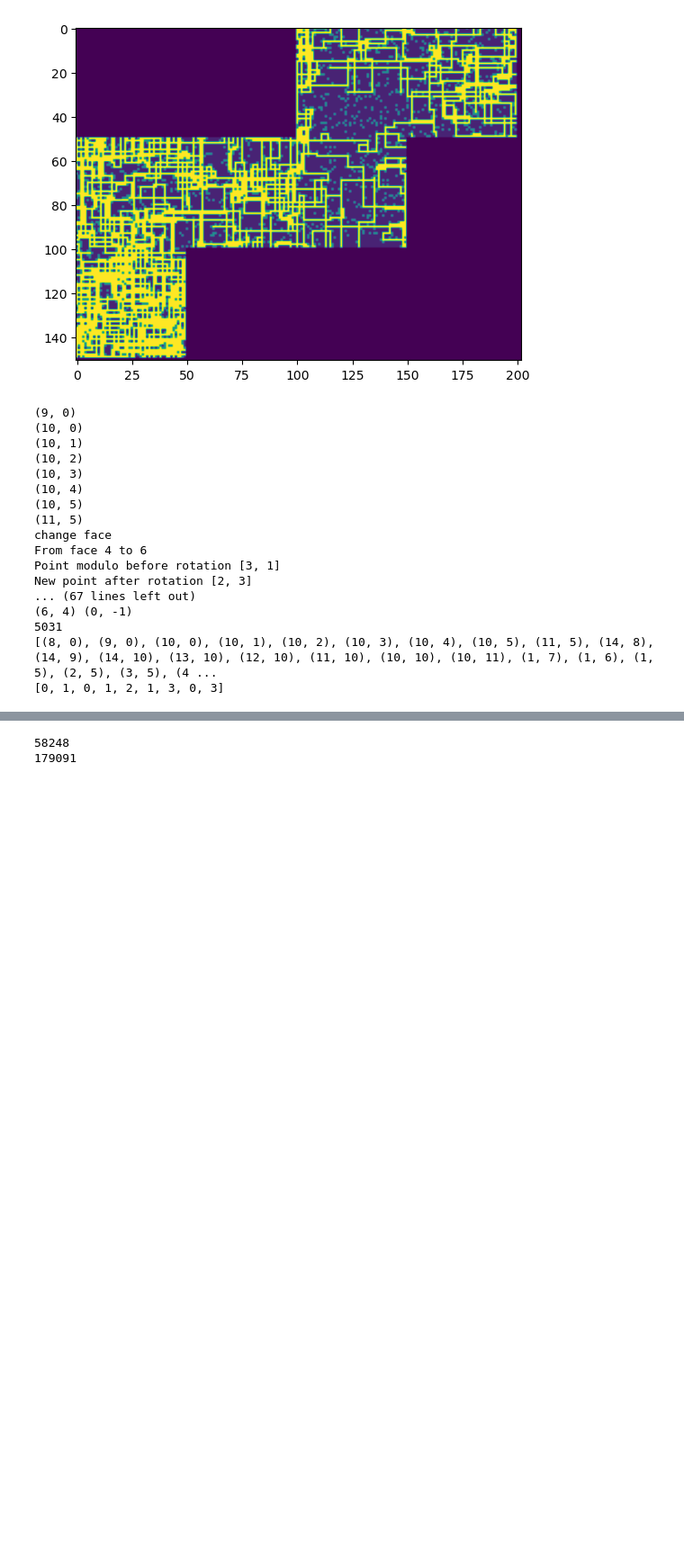
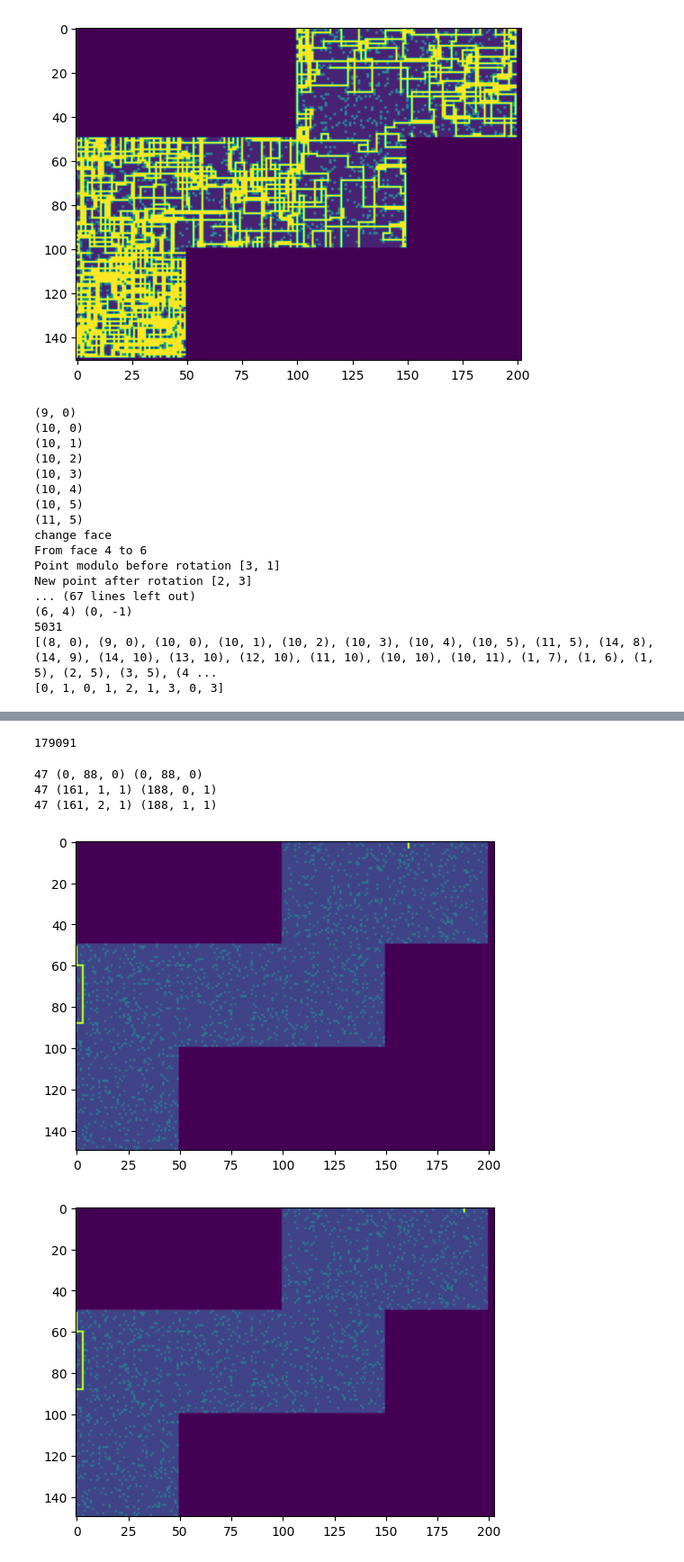
Before and after one commit to gsainsbury86/advent_2022, a Jupyter notebook: Day 22.ipynb, the cells around one changed output, grey strips where cells are left out. Shown at 90% size. Drawn from its saved outputs; the diff is of its cells as text; code cells hidden in the pictures; blank space fills up the shorter version.

```diff
--- a/Day 22.ipynb
+++ b/Day 22.ipynb
@@ -20,11 +20,11 @@ if os.path.exists(f"inputs/day_{day}_test.txt"):
         print(line)
 print("---")
 if os.path.exists(f"inputs/day_{day}_test_2.txt"):
-    test_2 = [x for x in open(f'day_{day}_test_2.txt', 'r')]
+    test_2 = [x for x in open(f'inputs/day_{day}_test_2.txt', 'r')]
     for line in test_2[:10]:
         print(line)
 print("---")
-lines = [x for x in open(f'day_{day}_input.txt', 'r')]
+lines = [x for x in open(f'inputs/day_{day}_input.txt', 'r')]
 for line in lines[:10]:
     print(line)
 # %% [output]
@@ -841,6 +800,9 @@ def getDest(r,c,d,part):
     assert G[nr][nc] in ['.','#'], f'{G[nr][nc]}'
     return (nr,nc,nd)
 
+
+C_p_history = []
+
 def solve(part):
     # compute starting location
     r = 0
@@ -866,12 +828,14 @@ def solve(part):
                 if G[nr][nc]=='#':
                     break
                 (r,c,d) = (nr,nc,nd)
+                C_p_history.append((r,c,d))
                 continue
             elif G[rr][cc]=='#':
                 break
             else:
                 r = rr
                 c = cc
+            C_p_history.append((r,c,d))
         if i==len(instr):
             break
         turn = instr[i]
@@ -883,10 +847,77 @@ def solve(part):
             assert False, (i,instr[i:],instr[i])
         i += 1
         #print('TURN', d)
+        C_p_history.append((r,c,d))
     DV = {0:3,1:0,2:1,3:2}
     return ((r+1)*1000 + (c+1)*4 + DV[d])
-print(solve(1))
+#print(solve(1))
 print(solve(2))
 # %% [output]
-58248
 179091
+# %%
+my_d = [(1, 0), (0, 1), (-1, 0), (0, -1)]
+
+john_D = [(-1,0),(0,1),(1,0),(0,-1)]
+
+for i in range(len(C_p_history)):
+    me = (p_history[i][0],p_history[i][1],john_D.index(tuple(reversed(my_d[p_history[i][2]]))))
+    john = C_p_history[i]
+    if me != john:
+        for j in range(i-1,i+2):
+            print(i, (p_history[j][0],p_history[j][1],john_D.index(tuple(reversed(my_d[p_history[j][2]])))),C_p_history[j])
+#        print(i,me,john)
+        break
+# %% [output]
+47 (0, 88, 0) (0, 88, 0)
+47 (161, 1, 1) (188, 0, 1)
+47 (161, 2, 1) (188, 1, 1)
+# %%
+import numpy as np
+
+from matplotlib import pyplot as plt
+
+def draw(p_history, n=None, r0=None, r1=None, c0 = None,c1 = None):
+    picture = np.zeros(shape=(len(lines[0]),len(lines)))
+    j_picture = np.zeros(shape=(len(lines[0]),len(lines)))
+
+    for x in range(len(lines[0])):
+        for y in range(len(lines)):
+            if (x,y) in S:
+                picture[x,y] = 0.1
+                j_picture[x,y] = 0.1
+            elif (x,y) in W:
+                picture[x,y] = 0.2
+                j_picture[x,y] = 0.2
+
+    if not n:
+        n = len(p_history)
+
+    for i, (r,c, d) in enumerate(p_history[:n]):
+        picture[c,r] = 0.5 + i/len(p_history) * 0.5
+
+
+    plt.figure(figsize=(6,10))
+    if r0 and r1 and c0 and c1:
+        plt.imshow(picture[c0:c1, r0:r1])
+    else:
+        plt.imshow(picture)
+    plt.show()
+
+
+    for i, (r,c, d) in enumerate(C_p_history[:n]):
+        j_picture[c,r] = 0.5 + i/len(C_p_history) * 0.5
+
+
+    plt.figure(figsize=(6,10))
+    if r0 and r1 and c0 and c1:
+        plt.imshow(j_picture[c0:c1, r0:r1])
+    else:
+        plt.imshow(j_picture)
+    plt.show()
+
+
+
+draw(p_history, 50, 0)#,50,50,100)
+# %% [output]
+[figure, added]
+[figure, added]
```
Also changed, not shown: parts of 2 cells of this notebook, 6 other files.
